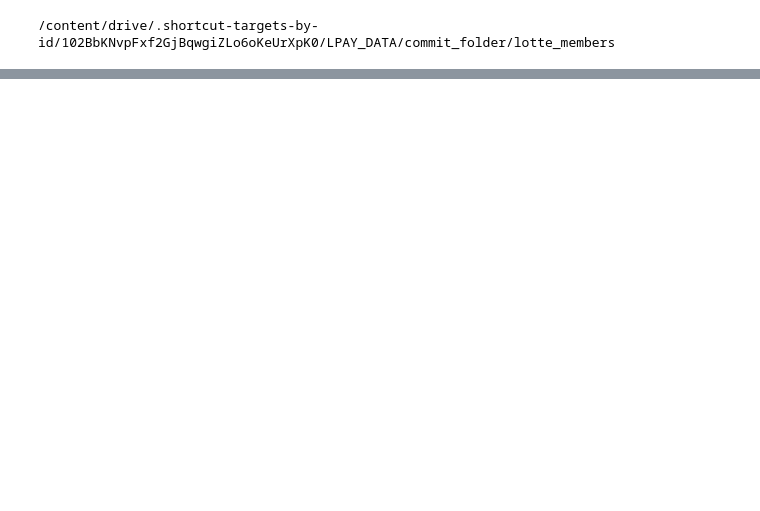
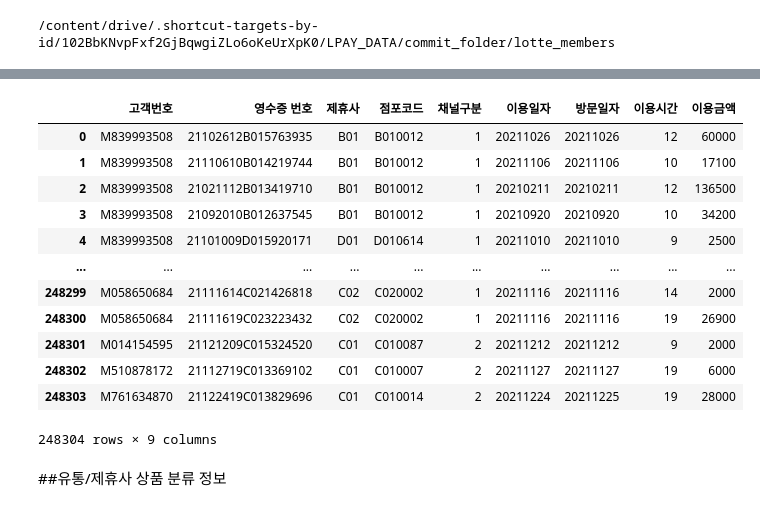
Before and after one commit to eowl4588/lotte_members, a Jupyter notebook: One.ipynb, the cells around one changed output, grey strips where cells are left out. Drawn from its saved outputs; the diff is of its cells as text; code cells hidden in the pictures; blank space fills up the shorter version.

```diff
--- a/One.ipynb
+++ b/One.ipynb
@@ -32,0 +99,24 @@ Branch 'main' set up to track remote branch 'main' from 'origin'.
+# %%
+# comp used history
+history = pd.read_csv('/content/drive/MyDrive/LPAY_DATA/data/LPOINT_BIG_COMP_03_COP_U.csv')
+# %%
+# column rename
+history.columns = ['고객번호','영수증 번호','제휴사','점포코드','채널구분','이용일자','방문일자','이용시간','이용금액']
+# %%
+history
+# %% [output]
+|  | 고객번호 | 영수증 번호 | 제휴사 | 점포코드 | 채널구분 | 이용일자 | 방문일자 | 이용시간 | 이용금액 |
+| 0 | M839993508 | 21102612B015763935 | B01 | B010012 | 1 | 20211026 | 20211026 | 12 | 60000 |
+| 1 | M839993508 | 21110610B014219744 | B01 | B010012 | 1 | 20211106 | 20211106 | 10 | 17100 |
+| 2 | M839993508 | 21021112B013419710 | B01 | B010012 | 1 | 20210211 | 20210211 | 12 | 136500 |
+| 3 | M839993508 | 21092010B012637545 | B01 | B010012 | 1 | 20210920 | 20210920 | 10 | 34200 |
+| 4 | M839993508 | 21101009D015920171 | D01 | D010614 | 1 | 20211010 | 20211010 | 9 | 2500 |
+| ... | ... | ... | ... | ... | ... | ... | ... | ... | ... |
+| 248299 | M058650684 | 21111614C021426818 | C02 | C020002 | 1 | 20211116 | 20211116 | 14 | 2000 |
+| 248300 | M058650684 | 21111619C023223432 | C02 | C020002 | 1 | 20211116 | 20211116 | 19 | 26900 |
+| 248301 | M014154595 | 21121209C015324520 | C01 | C010087 | 2 | 20211212 | 20211212 | 9 | 2000 |
+| 248302 | M510878172 | 21112719C013369102 | C01 | C010007 | 2 | 20211127 | 20211127 | 19 | 6000 |
+| 248303 | M761634870 | 21122419C013829696 | C01 | C010014 | 2 | 20211224 | 20211225 | 19 | 28000 |
+248304 rows × 9 columns
+# %% [markdown]
+##유통/제휴사 상품 분류 정보
```
Also changed, not shown: parts of 28 cells of this notebook.
